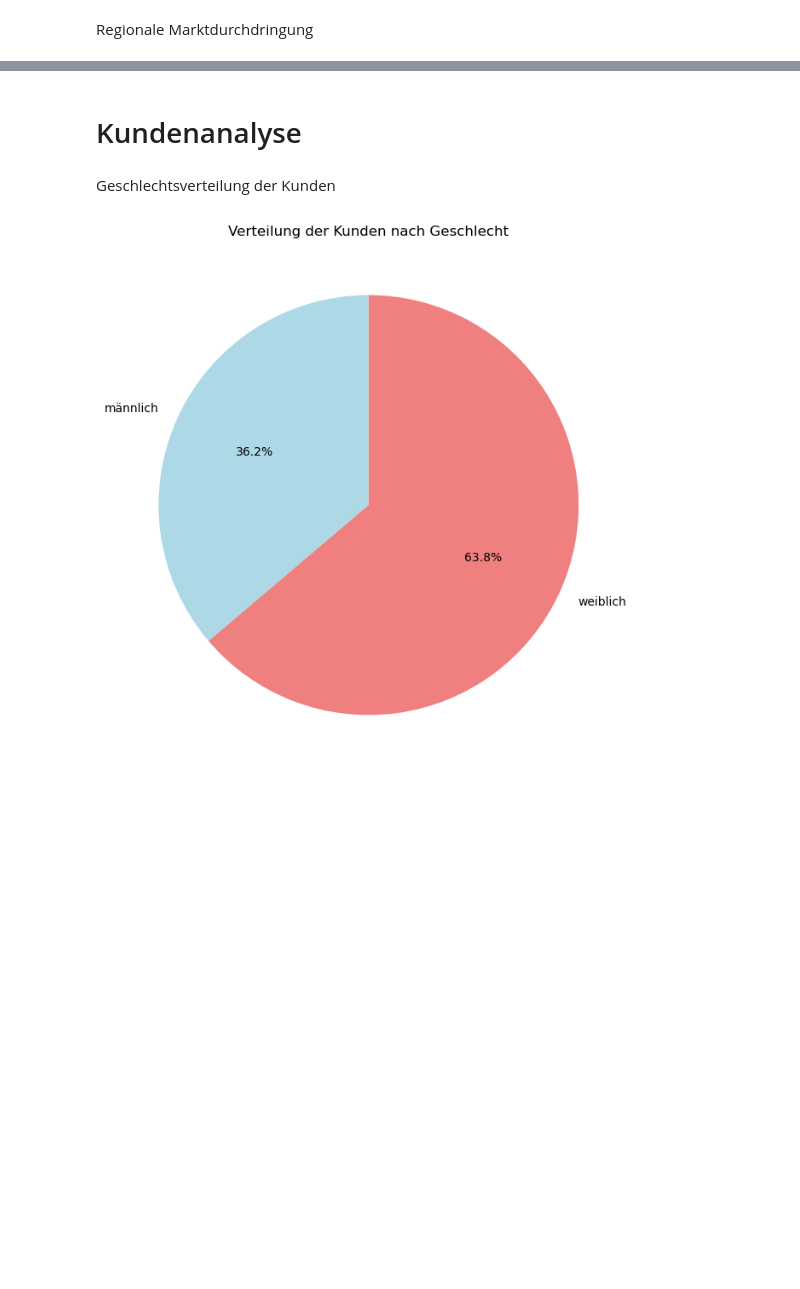
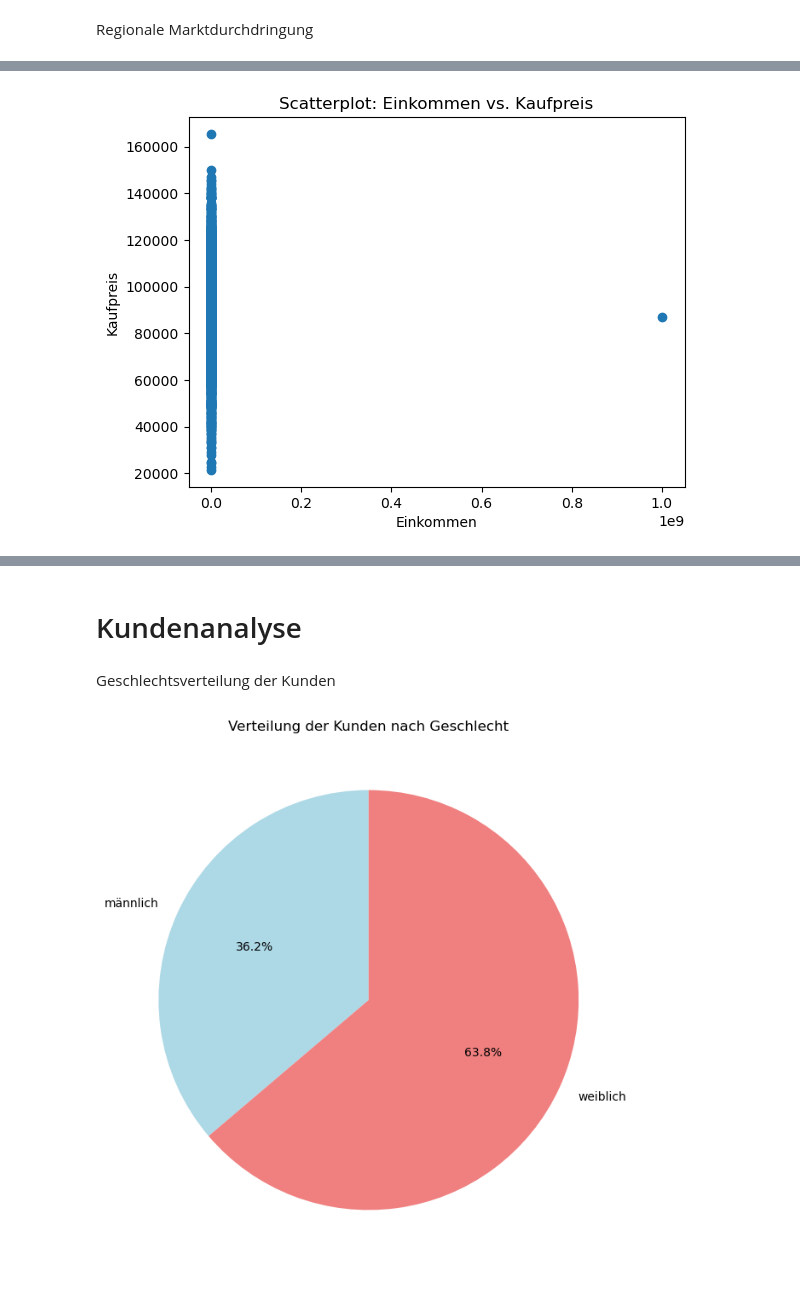
Before and after one commit to TuaLipa/final_projectWS23_Group5, a Jupyter notebook: presentation.ipynb, the cells around one changed output, grey strips where cells are left out. Saved outputs shown, nothing was run; the diff lists cells and outputs as text; code cells hidden in the pictures; blank space fills up the shorter version.

```diff
--- a/presentation.ipynb
+++ b/presentation.ipynb
@@ -99,0 +116,8 @@ plt.show()
+# %%
+plt.scatter(kundenDf['Einkommen'], kundenDf['Preis'])
+plt.xlabel('Einkommen')
+plt.ylabel('Kaufpreis')
+plt.title('Scatterplot: Einkommen vs. Kaufpreis')
+plt.show()
+# %% [output]
+[figure, added]
```
Also changed, not shown: parts of 29 cells of this notebook, 1 other file.
